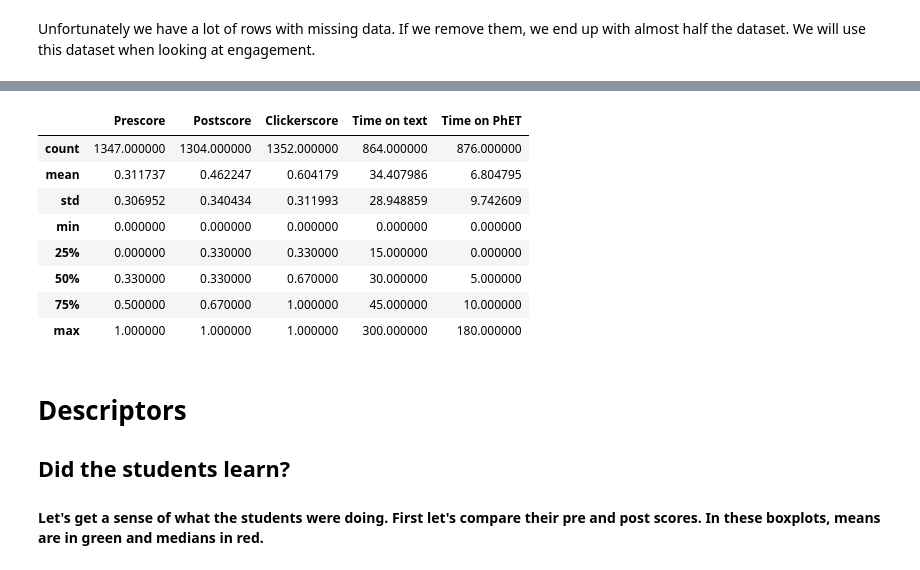
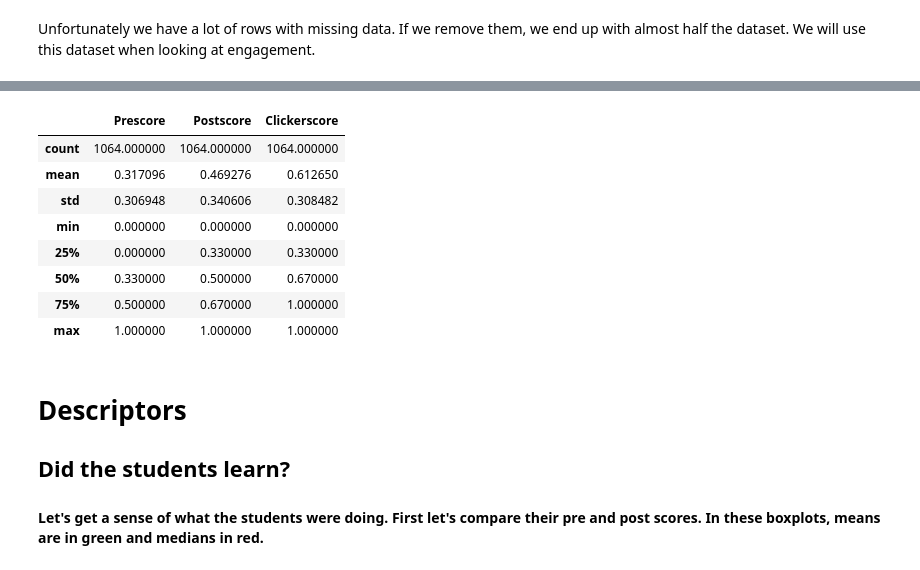
Before and after one commit to sperez8/Phet-log-analyzer, a Jupyter notebook: prereading/storyline_prereading.ipynb, the cells around one changed output, grey strips where cells are left out. Drawn from its saved outputs; the diff is of its cells as text; code cells hidden in the pictures.

```diff
--- a/prereading/storyline_prereading.ipynb
+++ b/prereading/storyline_prereading.ipynb
@@ -14,8 +14,8 @@ import getpass
 import math
 # %%
 # from scipy import stats
-dfraw = pd.read_csv('C:\Users\\'+getpass.getuser()+'\Desktop\Clean-data_160217_JBS_removed_empty_columns.csv')
-dfsurvey = pd.read_csv('C:\Users\\'+getpass.getuser()+'\Desktop\Clean-data_addSurvey_160309_JBS_removed_empty_columns.csv')
+dfraw = pd.read_csv('C:\Users\\'+getpass.getuser()+'\Desktop\Clean-data_160217_JBS_cleaned_051316.csv')
+dfsurvey = pd.read_csv('C:\Users\\'+getpass.getuser()+'\Desktop\Clean-data_addSurvey_160309_JBS_cleaned_051316.csv')
 #please read this about unicode strings eventually: http://www.joelonsoftware.com/articles/Unicode.html
 
 
@@ -52,14 +52,25 @@ def transform_encountered(response):
     else:
         return np.nan
 
+def lickert_convert(response):
+    return float(conv_neg[str(response).split('<')[0]])
+
+def compute_survey(responses):
+    NAs = 0
+    newresponses = []
+    for s in responses:
+        if s != np.nan:
+            newresponses.append(s)
+    return sum(newresponses)/len(newresponses)
+
 #now we iterate through the dataframe and creat a row per student x topic
 for index, row in dfmerged.iterrows():
     for topic in topics:
         #print row['q5 - For me personally; PhET Sims are usually useless.']
-        calculated_survey = (float(conv_neg[str(row['q2 - For me personally; PhET Sims are usually boring.']).split('<')[0]])+
-                    float(conv_neg[str(row['q5 - For me personally; PhET Sims are usually useless.']).split('<')[0]])+
-                    float(conv_pos[str(row['q4 - For me personally; PhET Sims are usually fun.']).split('<')[0]])+
-                    float(conv_pos[str(row['q3 - For me personally; PhET Sims are usually productive.']).split('<')[0]]))/4.0
+#         calculated_survey = compute_survey([lickert_convert(row['q2 - For me personally; PhET Sims are usually boring.']),
+#                     lickert_convert(row['q5 - For me personally; PhET Sims are usually useless.']),
+#                     lickert_convert(row['q4 - For me personally; PhET Sims are usually fun.']),
+#                     lickert_convert(row['q3 - For me personally; PhET Sims are usually productive.'])])
         datalist.append([str(row['anon-id']),
                         str(row["Reading group_x"]),
                         float(str(row['PreScore.'+topic]).replace('%',''))/100.0,
@@ -69,7 +80,7 @@ for index, row in dfmerged.iterrows():
                         float(str(row['ClickerScore.'+topic]).replace('%',''))/100.0,
                         row[textquestion[topic]],
                         row[phetquestion[topic]],
-                        calculated_survey,
+#                         calculated_survey,
                         row['q9 - How beneficial was this assignment to your learning?'],
                         row['q10 - How much did you enjoy this assignment?'],
                         transform_encountered(row[encountered_question[topic]])
@@ -79,7 +90,9 @@ for index, row in dfmerged.iterrows():
 array2 = np.array(datalist)
 colnames = ['student id',"Reading group",'Prescore','Topic','Treatment',
             'Postscore','Clickerscore','Time on text','Time on PhET',
-            'Preattitude','Postattitude - benefitted','Postattitude - enjoyed','Encountered']
+#             'Preattitude',
+            'Postattitude - benefitted','Postattitude - enjoyed','Encountered']
+df = pd.DataFrame(array2,columns=colnames)
 # %% [markdown]
 # Organizing the dataframe
 #### Now that we have our data frame we can see what it looks like:
@@ -134,5 +143,8 @@ df['Enjoyed'] = df['Postattitude - enjoyed'].apply(transform_enjoy)
 Unfortunately we have a lot of rows with missing data. If we remove them, we end up with almost half the dataset. We will use this dataset when looking at engagement.
 # %%
 df2 = df.dropna()
-df2.shape, df.shape
+df_score1 = df[['Prescore','Postscore','Topic','Clickerscore','Treatment']]
+df_score = df_score1.dropna()
+df_score.shape
+df2.shape, df.shape, df_score.shape
 # %% [output]
@@ -140,15 +152,15 @@ df2.shape, df.shape
 # %%
-df.describe()
+df_score.describe()
 # %% [output]
-|  | Prescore | Postscore | Clickerscore | Time on text | Time on PhET |
-| count | 1347.000000 | 1304.000000 | 1352.000000 | 864.000000 | 876.000000 |
-| mean | 0.311737 | 0.462247 | 0.604179 | 34.407986 | 6.804795 |
-| std | 0.306952 | 0.340434 | 0.311993 | 28.948859 | 9.742609 |
-| min | 0.000000 | 0.000000 | 0.000000 | 0.000000 | 0.000000 |
-| 25% | 0.000000 | 0.330000 | 0.330000 | 15.000000 | 0.000000 |
-| 50% | 0.330000 | 0.330000 | 0.670000 | 30.000000 | 5.000000 |
-| 75% | 0.500000 | 0.670000 | 1.000000 | 45.000000 | 10.000000 |
-| max | 1.000000 | 1.000000 | 1.000000 | 300.000000 | 180.000000 |
+|  | Prescore | Postscore | Clickerscore |
+| count | 1064.000000 | 1064.000000 | 1064.000000 |
+| mean | 0.317096 | 0.469276 | 0.612650 |
+| std | 0.306948 | 0.340606 | 0.308482 |
+| min | 0.000000 | 0.000000 | 0.000000 |
+| 25% | 0.000000 | 0.330000 | 0.330000 |
+| 50% | 0.330000 | 0.500000 | 0.670000 |
+| 75% | 0.500000 | 0.670000 | 1.000000 |
+| max | 1.000000 | 1.000000 | 1.000000 |
 # %% [markdown]
 # Descriptors
 ## Did the students learn?
```
Also changed, not shown: parts of 23 cells of this notebook.
